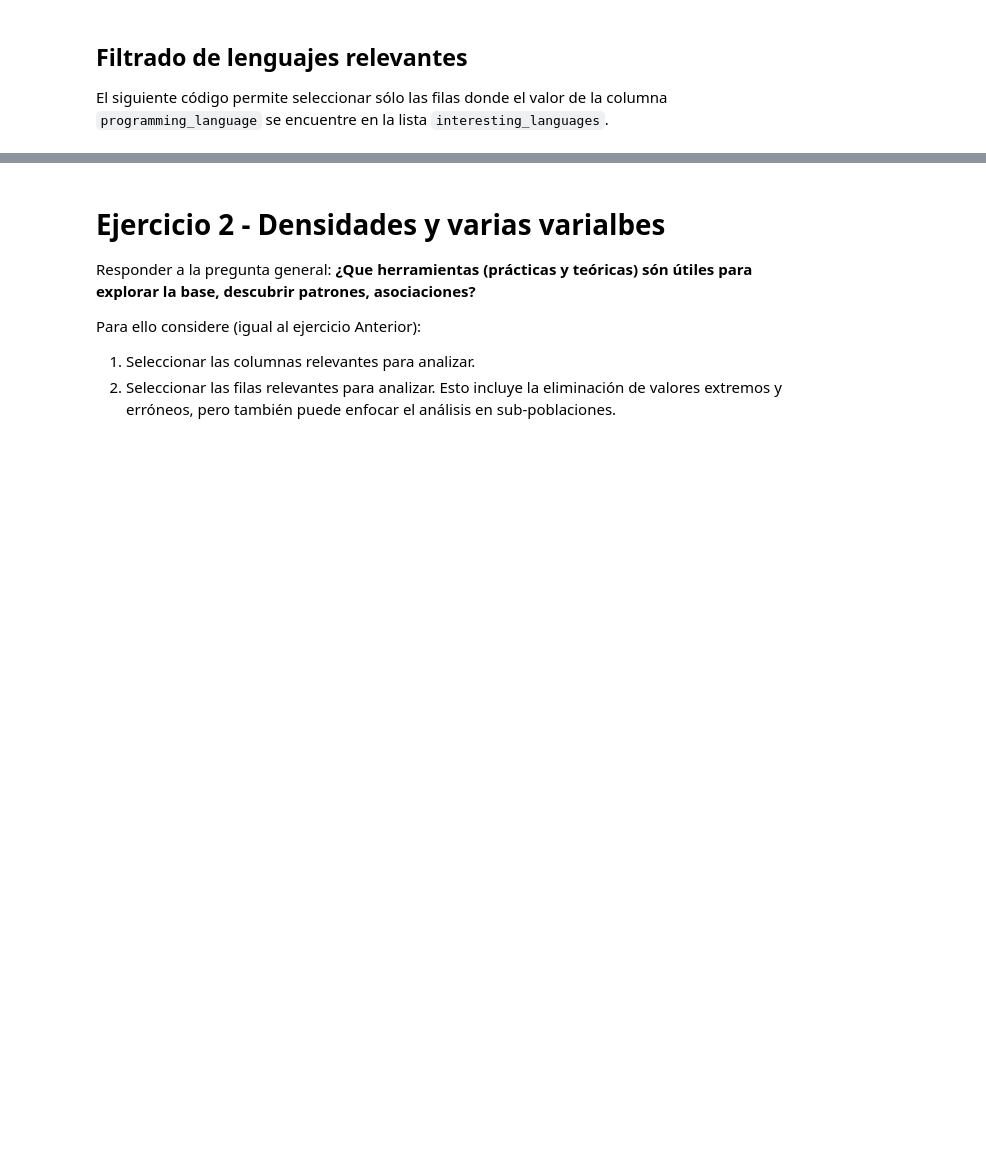
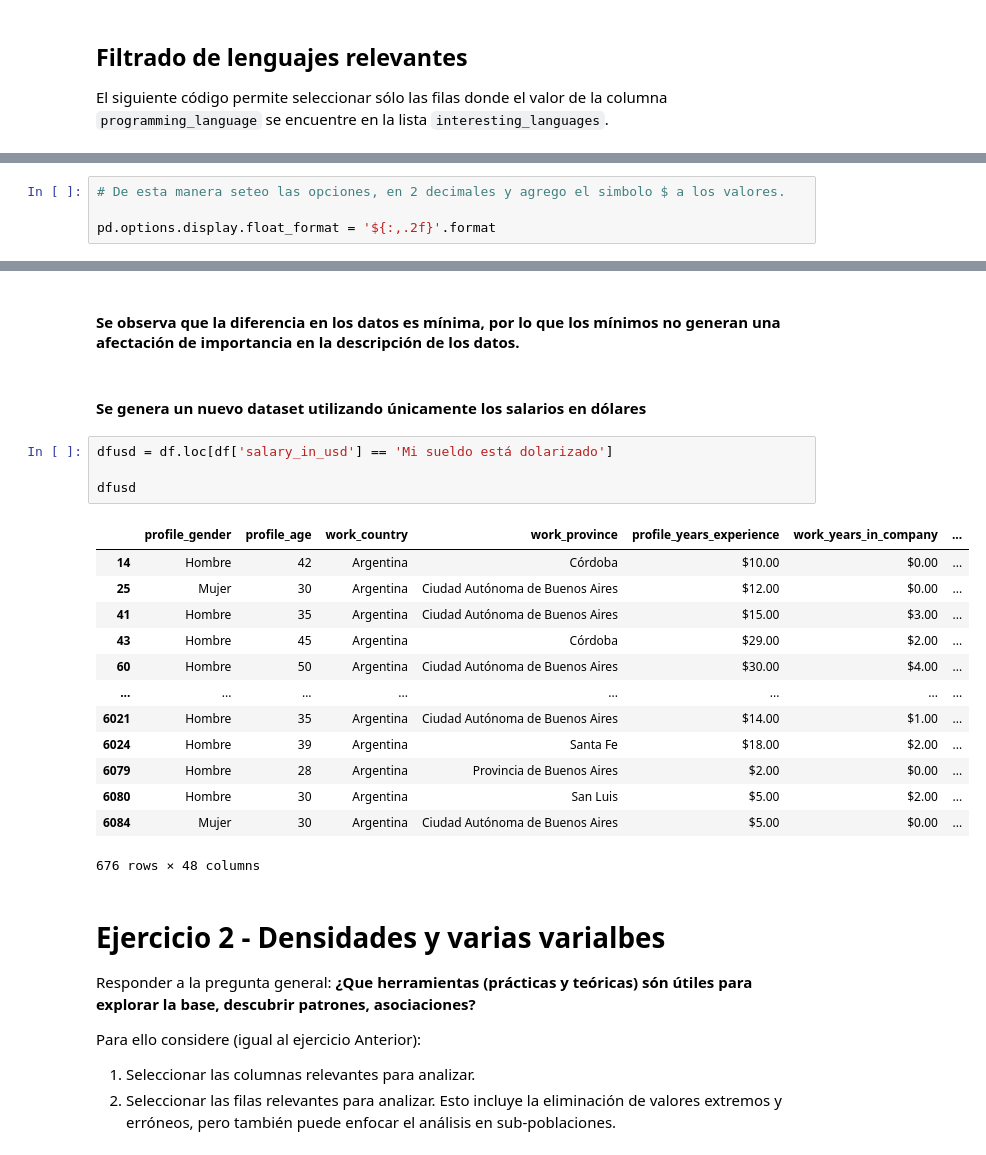
Before and after one commit to gusalvarez10/DiploDatos, a Jupyter notebook: Entregable_Parte_1.ipynb, the cells around one changed output, grey strips where cells are left out. Saved outputs shown, nothing was run; the diff lists cells and outputs as text; blank space fills up the shorter version.

```diff
--- a/Entregable_Parte_1.ipynb
+++ b/Entregable_Parte_1.ipynb
@@ -143,0 +235,4 @@ filtered_df_lang[:5]
+# %%
+# De esta manera seteo las opciones, en 2 decimales y agrego el simbolo $ a los valores.
+
+pd.options.display.float_format = '${:,.2f}'.format
@@ -144,3 +305,25 @@ filtered_df_lang[:5]
+# %% [markdown]
+#### Se observa que la diferencia en los datos es mínima, por lo que los mínimos no generan una afectación de importancia en la descripción de los datos.
+# %% [markdown]
+#### Se genera un nuevo dataset **utilizando únicamente los salarios en dólares**
+# %%
+dfusd = df.loc[df['salary_in_usd'] == 'Mi sueldo está dolarizado']
+
+dfusd
+# %% [output]
+|  | profile_gender | profile_age | work_country | work_province | profile_years_experience | work_years_in_company | ... |
+| 14 | Hombre | 42 | Argentina | Córdoba | $10.00 | $0.00 | ... |
+| 25 | Mujer | 30 | Argentina | Ciudad Autónoma de Buenos Aires | $12.00 | $0.00 | ... |
+| 41 | Hombre | 35 | Argentina | Ciudad Autónoma de Buenos Aires | $15.00 | $3.00 | ... |
+| 43 | Hombre | 45 | Argentina | Córdoba | $29.00 | $2.00 | ... |
+| 60 | Hombre | 50 | Argentina | Ciudad Autónoma de Buenos Aires | $30.00 | $4.00 | ... |
+| ... | ... | ... | ... | ... | ... | ... | ... |
+| 6021 | Hombre | 35 | Argentina | Ciudad Autónoma de Buenos Aires | $14.00 | $1.00 | ... |
+| 6024 | Hombre | 39 | Argentina | Santa Fe | $18.00 | $2.00 | ... |
+| 6079 | Hombre | 28 | Argentina | Provincia de Buenos Aires | $2.00 | $0.00 | ... |
+| 6080 | Hombre | 30 | Argentina | San Luis | $5.00 | $2.00 | ... |
+| 6084 | Mujer | 30 | Argentina | Ciudad Autónoma de Buenos Aires | $5.00 | $0.00 | ... |
+676 rows × 48 columns
 # %% [markdown]
 # Ejercicio 2 - Densidades y varias varialbes
 
```
Also changed, not shown: parts of 29 cells of this notebook.
